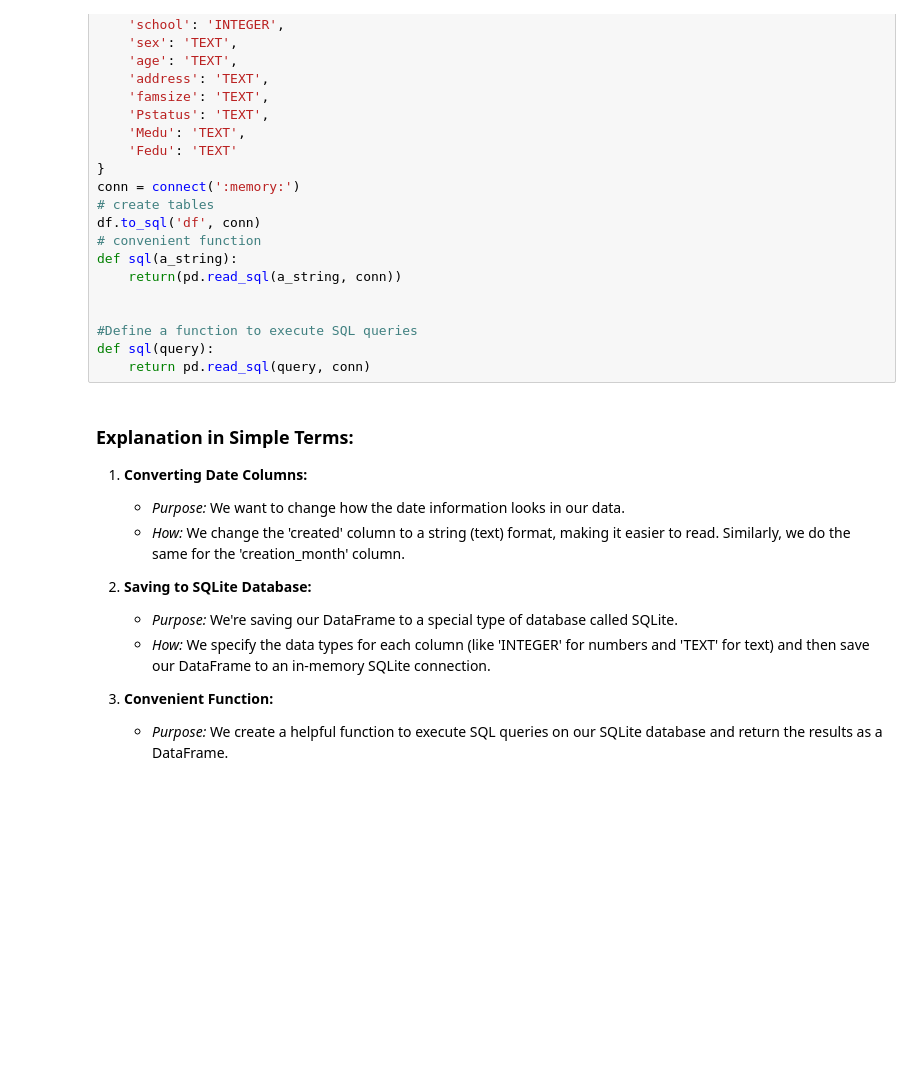
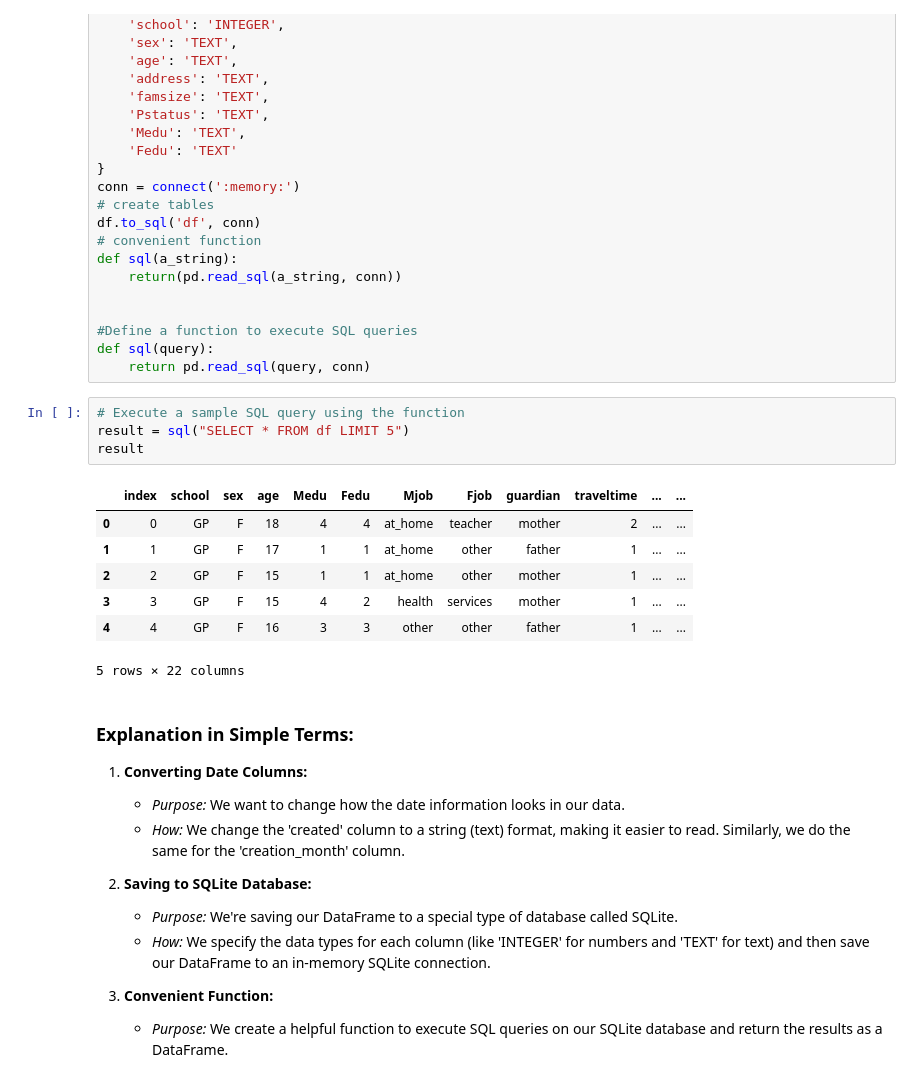
Before and after one commit to JamilaAr/pandas_demo, a Jupyter notebook: pandas.ipynb, the cells around one changed output. Cells and saved outputs as stored; diff of their text form; blank space fills up the shorter version.

```diff
--- a/pandas.ipynb
+++ b/pandas.ipynb
@@ -501,6 +480,18 @@ def sql(a_string):
 #Define a function to execute SQL queries
 def sql(query):
     return pd.read_sql(query, conn)
+# %%
+# Execute a sample SQL query using the function
+result = sql("SELECT * FROM df LIMIT 5")
+result
+# %% [output]
+|  | index | school | sex | age | Medu | Fedu | Mjob | Fjob | guardian | traveltime | ... | ... |
+| 0 | 0 | GP | F | 18 | 4 | 4 | at_home | teacher | mother | 2 | ... | ... |
+| 1 | 1 | GP | F | 17 | 1 | 1 | at_home | other | father | 1 | ... | ... |
+| 2 | 2 | GP | F | 15 | 1 | 1 | at_home | other | mother | 1 | ... | ... |
+| 3 | 3 | GP | F | 15 | 4 | 2 | health | services | mother | 1 | ... | ... |
+| 4 | 4 | GP | F | 16 | 3 | 3 | other | other | father | 1 | ... | ... |
+5 rows × 22 columns
 # %% [markdown]
 ### Explanation in Simple Terms:
 
```
Also changed, not shown: parts of 13 cells of this notebook.
